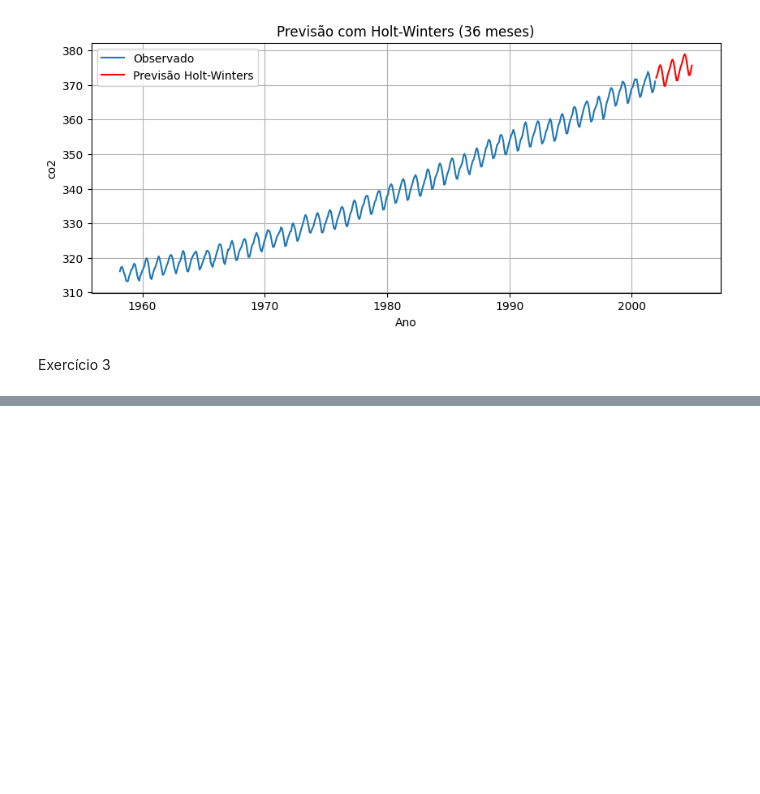
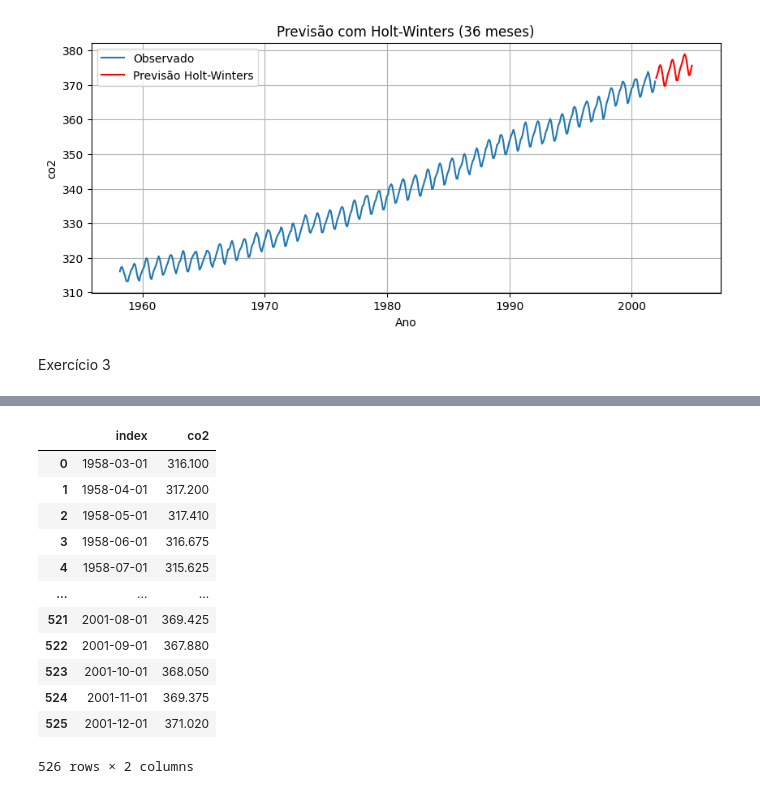
Before and after one commit to NathaliaOliveir/CEE2, a Jupyter notebook: 26_series_temporais.ipynb, the cells around one changed output, grey strips where cells are left out. Drawn from its saved outputs; the diff is of its cells as text; code cells hidden in the pictures; blank space fills up the shorter version.

```diff
--- a/26_series_temporais.ipynb
+++ b/26_series_temporais.ipynb
@@ -848,0 +961,16 @@ NameError: name 'pm' is not defined
+# %%
+df_prophet
+# %% [output]
+|  | index | co2 |
+| 0 | 1958-03-01 | 316.100 |
+| 1 | 1958-04-01 | 317.200 |
+| 2 | 1958-05-01 | 317.410 |
+| 3 | 1958-06-01 | 316.675 |
+| 4 | 1958-07-01 | 315.625 |
+| ... | ... | ... |
+| 521 | 2001-08-01 | 369.425 |
+| 522 | 2001-09-01 | 367.880 |
+| 523 | 2001-10-01 | 368.050 |
+| 524 | 2001-11-01 | 369.375 |
+| 525 | 2001-12-01 | 371.020 |
+526 rows × 2 columns
```
Also changed, not shown: parts of 8 cells of this notebook.
